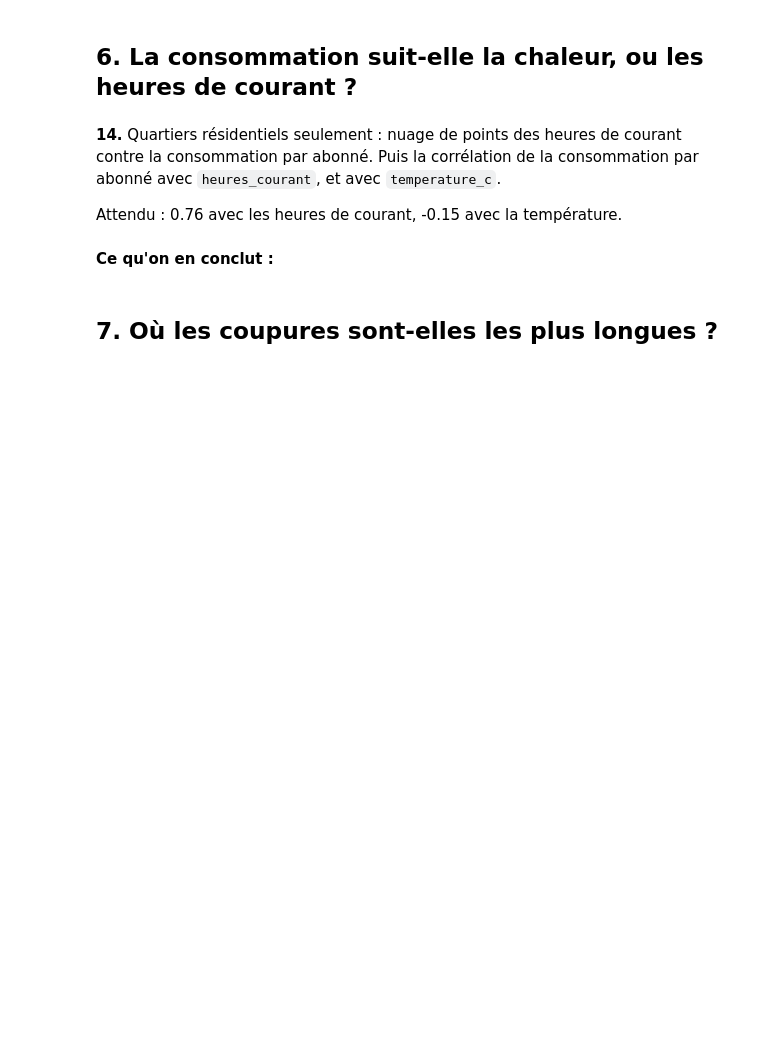
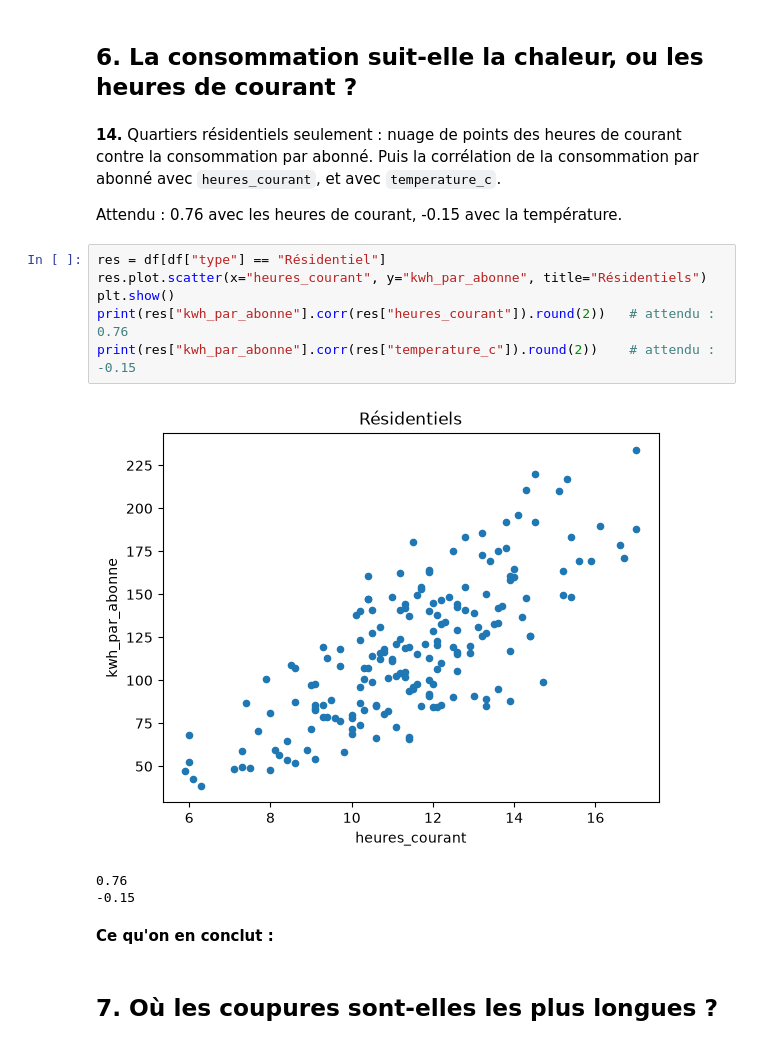
Before and after one commit to nemylins-jpg/exercice-electricite, a Jupyter notebook: exploration.ipynb, the cells around one changed output. Cells and saved outputs as stored; diff of their text form; blank space fills up the shorter version.

```diff
--- a/exploration.ipynb
+++ b/exploration.ipynb
@@ -238,6 +283,16 @@ Attendu : Cap-Haïtien en tête, de 4.59 à 5.62 millions de kWh (+22.4 %) ; Del
 **14.** Quartiers résidentiels seulement : nuage de points des heures de courant contre la consommation par abonné. Puis la corrélation de la consommation par abonné avec `heures_courant`, et avec `temperature_c`.
 
 Attendu : 0.76 avec les heures de courant, -0.15 avec la température.
+# %%
+res = df[df["type"] == "Résidentiel"]
+res.plot.scatter(x="heures_courant", y="kwh_par_abonne", title="Résidentiels")
+plt.show()
+print(res["kwh_par_abonne"].corr(res["heures_courant"]).round(2))   # attendu : 0.76
+print(res["kwh_par_abonne"].corr(res["temperature_c"]).round(2))    # attendu : -0.15
+# %% [output]
+[figure, added]
+0.76
+-0.15
 # %% [markdown]
 **Ce qu'on en conclut :**
 # %% [markdown]
```
Also changed, not shown: parts of 5 cells of this notebook.
